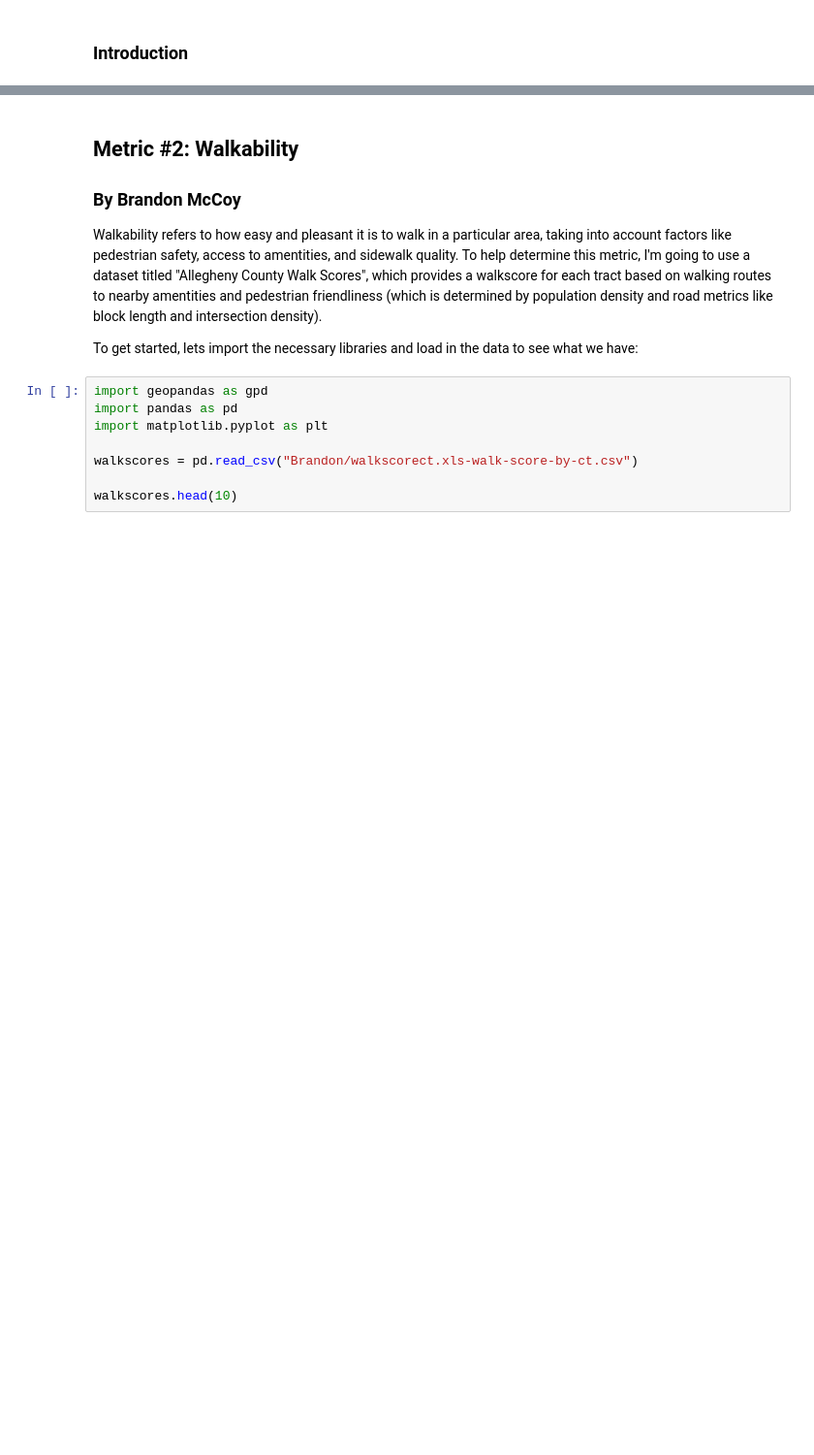
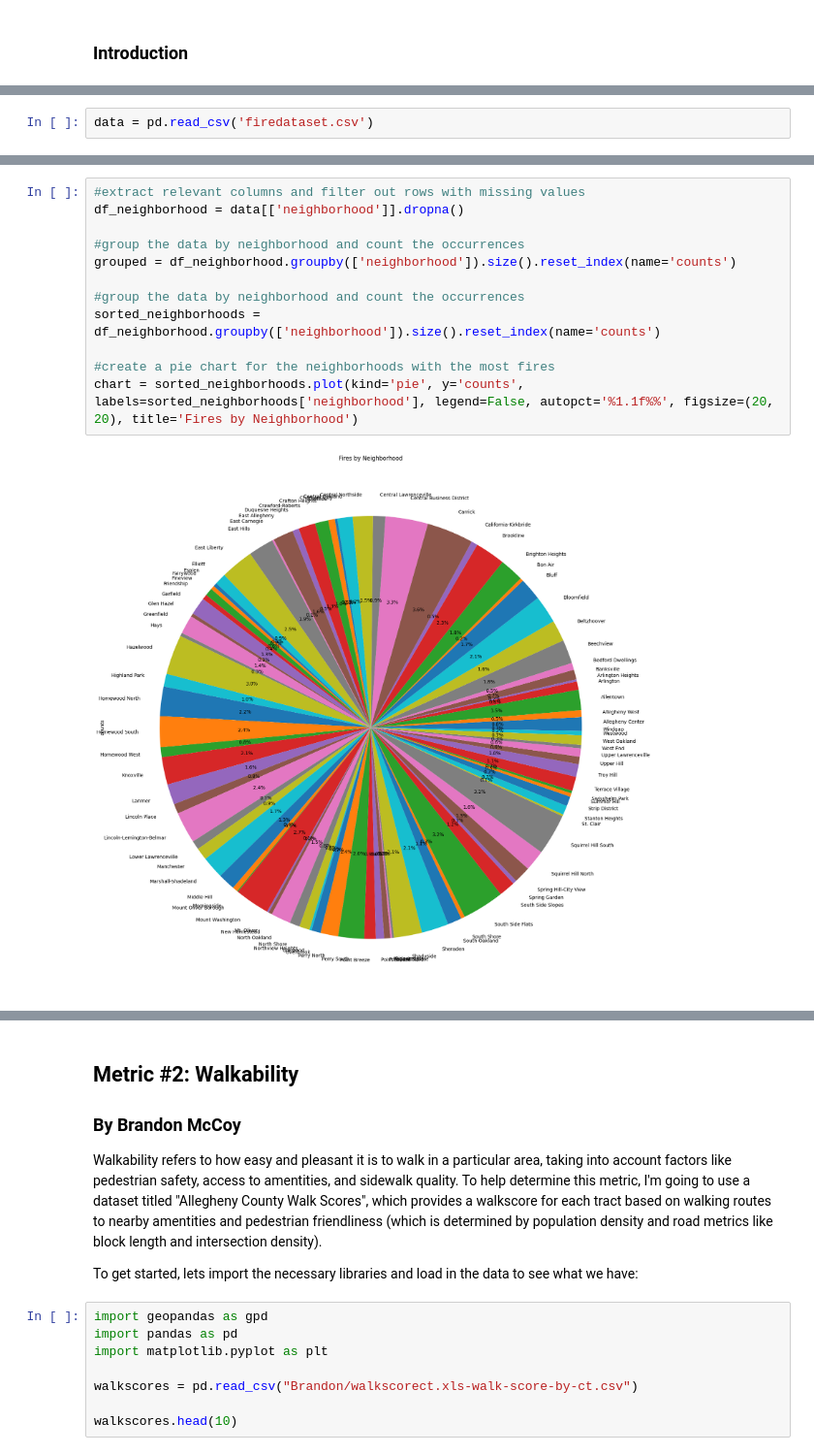
Before and after one commit to bwmccoy/Big-Ideas-Final-Project, a Jupyter notebook: final.ipynb, the cells around one changed output, grey strips where cells are left out. Shown at 97% size. Cells and saved outputs as stored; diff of their text form; blank space fills up the shorter version.

```diff
--- a/final.ipynb
+++ b/final.ipynb
@@ -9,0 +15,2 @@ The livability of a neighborhood refers to the overall quality of life and well-
+# %%
+data = pd.read_csv('firedataset.csv')
@@ -9,0 +39,14 @@ The livability of a neighborhood refers to the overall quality of life and well-
+# %%
+#extract relevant columns and filter out rows with missing values
+df_neighborhood = data[['neighborhood']].dropna()
+
+#group the data by neighborhood and count the occurrences
+grouped = df_neighborhood.groupby(['neighborhood']).size().reset_index(name='counts')
+
+#group the data by neighborhood and count the occurrences
+sorted_neighborhoods = df_neighborhood.groupby(['neighborhood']).size().reset_index(name='counts')
+
+#create a pie chart for the neighborhoods with the most fires
+chart = sorted_neighborhoods.plot(kind='pie', y='counts', labels=sorted_neighborhoods['neighborhood'], legend=False, autopct='%1.1f%%', figsize=(20, 20), title='Fires by Neighborhood')
+# %% [output]
+[figure, added]
```
Also changed, not shown: parts of 23 cells of this notebook.
